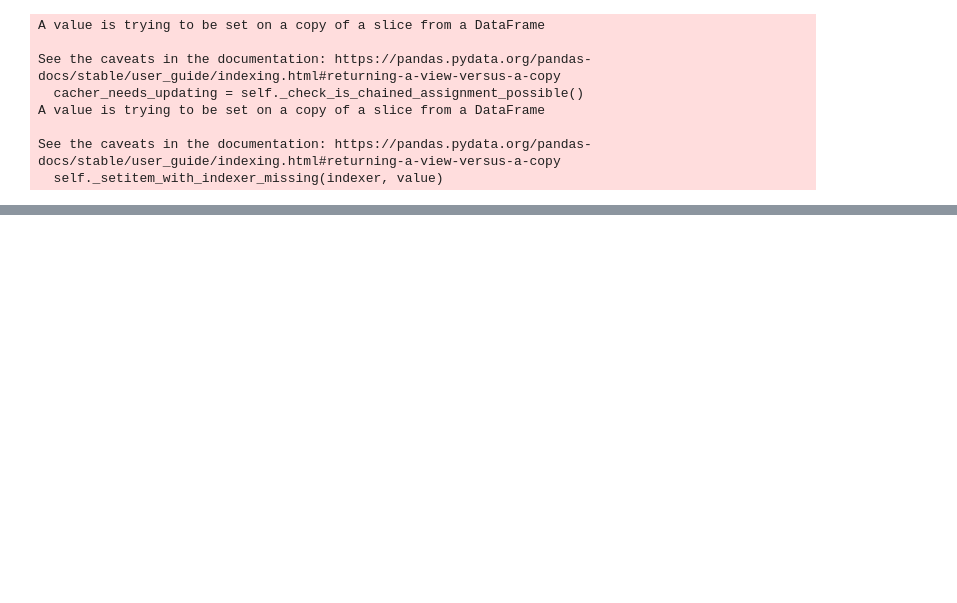
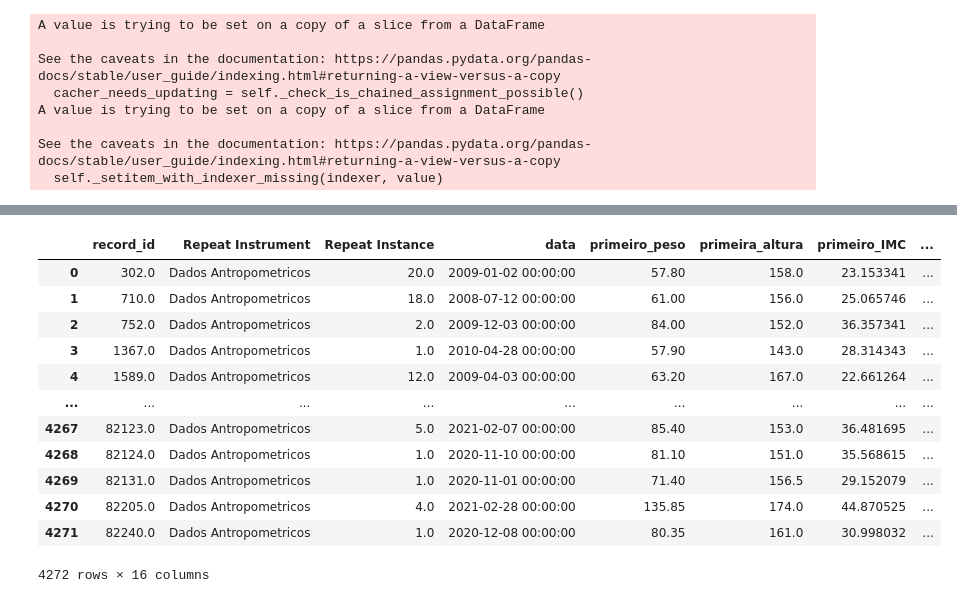
Before and after one commit to 2023M3T5-Inteli/grupo1, a Jupyter notebook: notebooks/pesoealtura.ipynb, the cells around one changed output, grey strips where cells are left out. Drawn from its saved outputs; the diff is of its cells as text; code cells hidden in the pictures; blank space fills up the shorter version.

Commit message:
feat(): Implementação de datas e novas tabelas
Implementação de novas features buscando metrificar melhor os dados com diferença entre pesos do paciente e coeficientes.

```diff
--- a/notebooks/pesoealtura.ipynb
+++ b/notebooks/pesoealtura.ipynb
@@ -28,14 +28,15 @@ for i in lista_RecorId:
 
       numero = len(df_query) - 1
 
-      for col in reversed(['altura', 'peso', 'IMC']):
-        while not(pd.isna(df_row_first[col].all())) and not(pd.isna(df_row_second[col].all())) and numero > 1:
+      for col in ['altura', 'peso', 'IMC']:
+        while (not pd.isna(df_row_second[col].all())) and (not pd.isna(df_row_second['data'])) and (numero > 1):
           df_row_second = df_query.iloc[len(df_query) - numero]
           numero -= 1
 
       df_row_first['ultimo_peso'] = df_row_second['peso']
       df_row_first['ultima_altura'] = df_row_second['altura']
       df_row_first['ultimo_IMC'] = df_row_second['IMC']
+      df_row_first['ultima_data'] = df_row_second['data']
 
       df_novo = df_novo.append(df_row_first, ignore_index=True)
 
@@ -92,13 +92,0 @@ df_pesoEaltura
-# %%
-df_pesoEaltura['diferenca_peso'] = df_pesoEaltura['ultimo_peso'] - df_pesoEaltura['primeiro_peso']
-df_pesoEaltura['coef_peso'] = df_pesoEaltura['ultimo_peso'] / df_pesoEaltura['primeiro_peso']
-df_pesoEaltura['diferenca_altura'] = df_pesoEaltura['ultima_altura'] - df_pesoEaltura['primeira_altura']
-
-#implementar para pegar coeficiente em dias
-#implementar para não ter nenhum dado nulo
-
-df_pesoEaltura['diferenca_tempo'] = df_pesoEaltura['data']
-
-df_pesoEaltura = df_pesoEaltura.dropna()
-
-df_pesoEaltura
@@ -138,0 +93,34 @@ See the caveats in the documentation: https://pandas.pydata.org/pandas-docs/stab
+# %%
+df_pesoEaltura['diferenca_peso'] = df_pesoEaltura['ultimo_peso'] - df_pesoEaltura['primeiro_peso']
+df_pesoEaltura['coef_peso'] = df_pesoEaltura['ultimo_peso'] / df_pesoEaltura['primeiro_peso']
+
+df_pesoEaltura['ultima_data'] = pd.to_datetime(df_pesoEaltura['ultima_data'])
+df_pesoEaltura['data'] = pd.to_datetime(df_pesoEaltura['data'])
+
+df_pesoEaltura['diferenca_altura'] = df_pesoEaltura['ultima_data'] - df_pesoEaltura['data']
+
+df_pesoEaltura['diferenca_tempo'] = (df_pesoEaltura['ultima_data'] - df_pesoEaltura['data']).dt.days
+df_pesoEaltura['coef_peso_tempo'] = df_pesoEaltura['diferenca_peso'] / df_pesoEaltura['diferenca_tempo']
+
+df_pesoEaltura['Repeat Instrument'] = df_pesoEaltura['Repeat Instrument'].fillna(0)
+df_pesoEaltura['Repeat Instance'] = df_pesoEaltura['Repeat Instance'].fillna(0)
+df_pesoEaltura['data'] = df_pesoEaltura['data'].fillna(0)
+df_pesoEaltura['ultima_data'] = df_pesoEaltura['ultima_data'].fillna(0)
+df_pesoEaltura['diferenca_altura'] = df_pesoEaltura['diferenca_altura'].fillna(pd.Timedelta(0))
+
+df_pesoEaltura['diferenca_tempo'] = df_pesoEaltura['diferenca_tempo'].fillna(0)
+df_pesoEaltura['coef_peso_tempo'] = df_pesoEaltura['coef_peso_tempo'].fillna(0)
+# %% [output]
+|  | record_id | Repeat Instrument | Repeat Instance | data | primeiro_peso | primeira_altura | primeiro_IMC | ... |
+| 0 | 302.0 | Dados Antropometricos | 20.0 | 2009-01-02 00:00:00 | 57.80 | 158.0 | 23.153341 | ... |
+| 1 | 710.0 | Dados Antropometricos | 18.0 | 2008-07-12 00:00:00 | 61.00 | 156.0 | 25.065746 | ... |
+| 2 | 752.0 | Dados Antropometricos | 2.0 | 2009-12-03 00:00:00 | 84.00 | 152.0 | 36.357341 | ... |
+| 3 | 1367.0 | Dados Antropometricos | 1.0 | 2010-04-28 00:00:00 | 57.90 | 143.0 | 28.314343 | ... |
+| 4 | 1589.0 | Dados Antropometricos | 12.0 | 2009-04-03 00:00:00 | 63.20 | 167.0 | 22.661264 | ... |
+| ... | ... | ... | ... | ... | ... | ... | ... | ... |
+| 4267 | 82123.0 | Dados Antropometricos | 5.0 | 2021-02-07 00:00:00 | 85.40 | 153.0 | 36.481695 | ... |
+| 4268 | 82124.0 | Dados Antropometricos | 1.0 | 2020-11-10 00:00:00 | 81.10 | 151.0 | 35.568615 | ... |
+| 4269 | 82131.0 | Dados Antropometricos | 1.0 | 2020-11-01 00:00:00 | 71.40 | 156.5 | 29.152079 | ... |
+| 4270 | 82205.0 | Dados Antropometricos | 4.0 | 2021-02-28 00:00:00 | 135.85 | 174.0 | 44.870525 | ... |
+| 4271 | 82240.0 | Dados Antropometricos | 1.0 | 2020-12-08 00:00:00 | 80.35 | 161.0 | 30.998032 | ... |
+4272 rows × 16 columns
```
Also changed, not shown: parts of 4 cells of this notebook.
